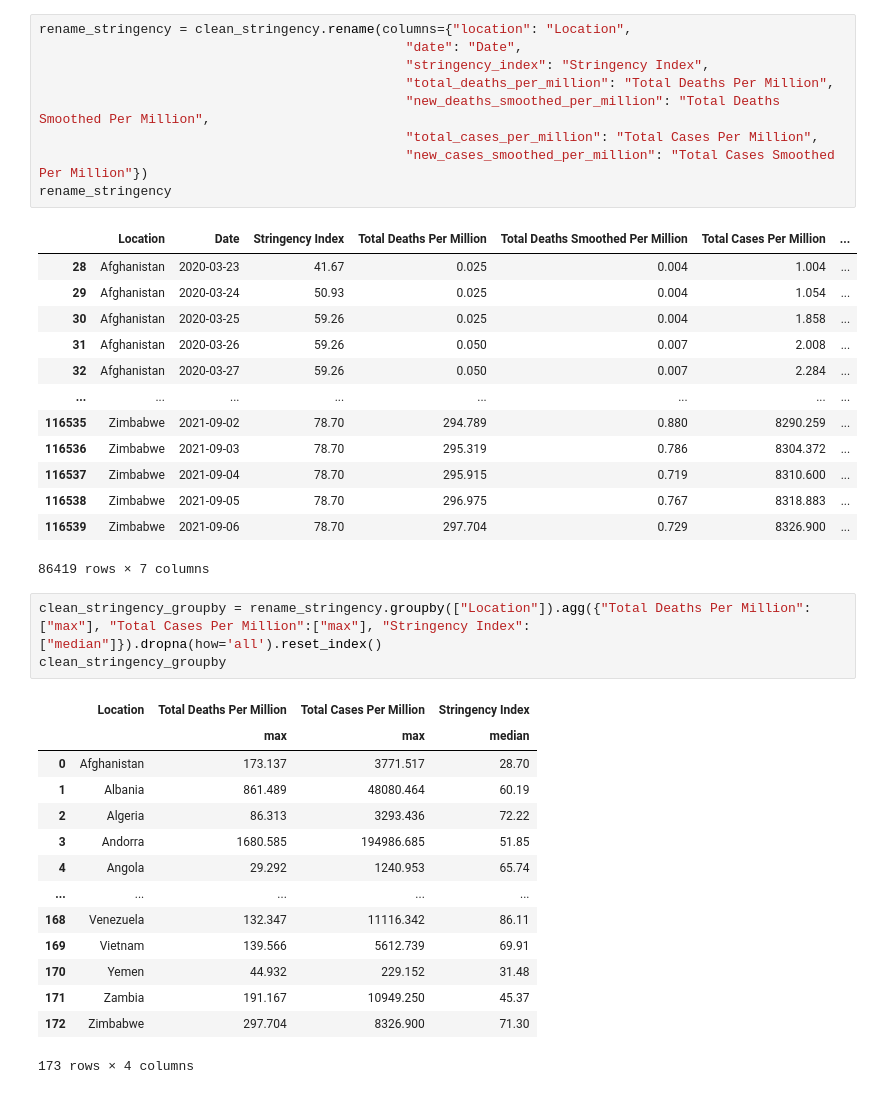
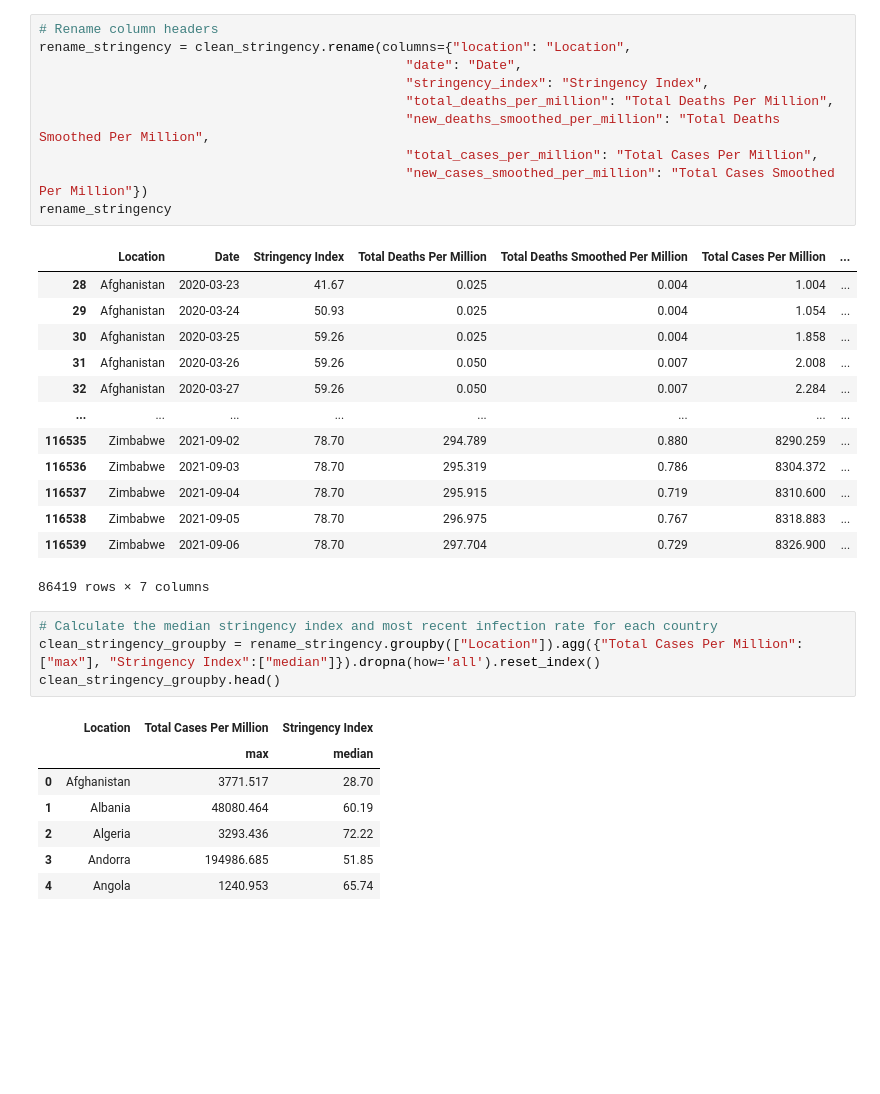
Before and after one commit to vignesh-sundaramoorthi/HNVY-Project1, a Jupyter notebook: policy_responses.ipynb, the cells around one changed output. Drawn from its saved outputs; the diff is of its cells as text; blank space fills up the shorter version.

```diff
--- a/policy_responses.ipynb
+++ b/policy_responses.ipynb
@@ -82,6 +63,7 @@ Data columns (total 7 columns):
 dtypes: float64(5), object(2)
 memory usage: 5.3+ MB
 # %%
+# Rename column headers
 rename_stringency = clean_stringency.rename(columns={"location": "Location",
                                                "date": "Date",
                                                "stringency_index": "Stringency Index",
@@ -105,21 +87,15 @@ rename_stringency
 | 116539 | Zimbabwe | 2021-09-06 | 78.70 | 297.704 | 0.729 | 8326.900 | ... |
 86419 rows × 7 columns
 # %%
-clean_stringency_groupby = rename_stringency.groupby(["Location"]).agg({"Total Deaths Per Million":["max"], "Total Cases Per Million":["max"], "Stringency Index":["median"]}).dropna(how='all').reset_index()
-clean_stringency_groupby
+# Calculate the median stringency index and most recent infection rate for each country
+clean_stringency_groupby = rename_stringency.groupby(["Location"]).agg({"Total Cases Per Million":["max"], "Stringency Index":["median"]}).dropna(how='all').reset_index()
+clean_stringency_groupby.head()
 # %% [output]
-|  | Location | Total Deaths Per Million | Total Cases Per Million | Stringency Index |
-|  |  | max | max | median |
-| 0 | Afghanistan | 173.137 | 3771.517 | 28.70 |
-| 1 | Albania | 861.489 | 48080.464 | 60.19 |
-| 2 | Algeria | 86.313 | 3293.436 | 72.22 |
-| 3 | Andorra | 1680.585 | 194986.685 | 51.85 |
-| 4 | Angola | 29.292 | 1240.953 | 65.74 |
-| ... | ... | ... | ... | ... |
-| 168 | Venezuela | 132.347 | 11116.342 | 86.11 |
-| 169 | Vietnam | 139.566 | 5612.739 | 69.91 |
-| 170 | Yemen | 44.932 | 229.152 | 31.48 |
-| 171 | Zambia | 191.167 | 10949.250 | 45.37 |
-| 172 | Zimbabwe | 297.704 | 8326.900 | 71.30 |
+|  | Location | Total Cases Per Million | Stringency Index |
+|  |  | max | median |
+| 0 | Afghanistan | 3771.517 | 28.70 |
+| 1 | Albania | 48080.464 | 60.19 |
+| 2 | Algeria | 3293.436 | 72.22 |
+| 3 | Andorra | 194986.685 | 51.85 |
+| 4 | Angola | 1240.953 | 65.74 |
-173 rows × 4 columns
 # %%
```
Also changed, not shown: parts of 18 cells of this notebook, 2 other files.
